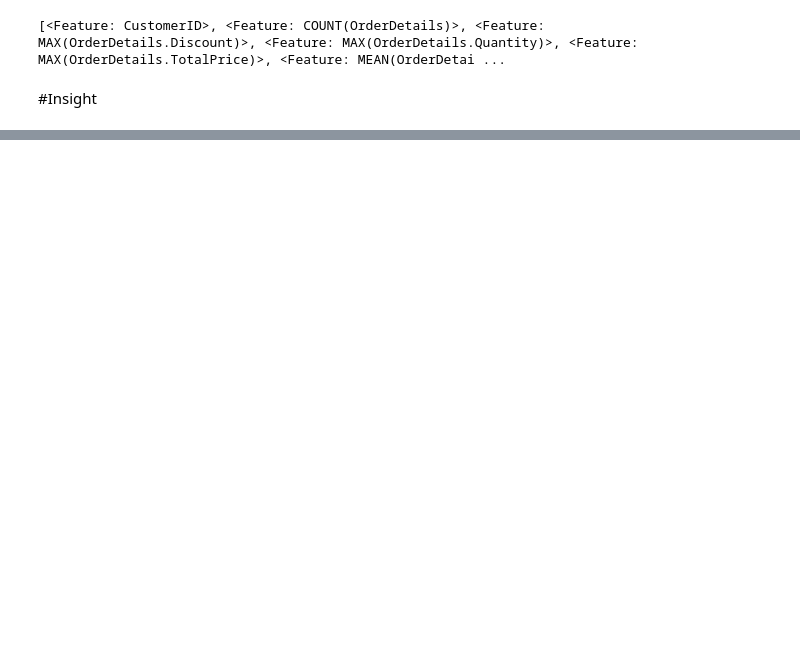
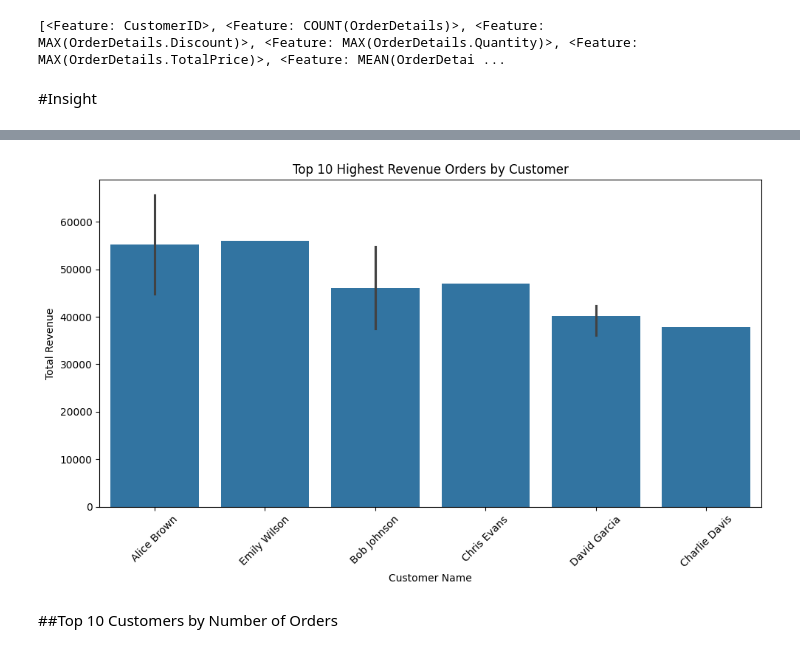
Before and after one commit to zongming03/Feature-Engineering, a Jupyter notebook: IndividualAssignment_WIE3007.ipynb, the cells around one changed output, grey strips where cells are left out. Drawn from its saved outputs; the diff is of its cells as text; code cells hidden in the pictures; blank space fills up the shorter version.

```diff
--- a/IndividualAssignment_WIE3007.ipynb
+++ b/IndividualAssignment_WIE3007.ipynb
@@ -356,0 +430,21 @@ plt.show()
+# %%
+# Step 1: Aggregate to get total revenue per OrderID and Name (customer)
+top_revenue_orders = merged_data.groupby(['OrderID', 'Name'])['SUM(OrderDetails.TotalPrice)'].sum().reset_index()
+
+# Step 2: Sort by revenue in descending order and select the top 10
+top_revenue_orders = top_revenue_orders.sort_values(by='SUM(OrderDetails.TotalPrice)', ascending=False).head(10)
+
+# Step 3: Plotting, ensuring all rows are shown
+plt.figure(figsize=(10, 6))
+sns.barplot(x='Name', y='SUM(OrderDetails.TotalPrice)', data=top_revenue_orders)
+plt.title("Top 10 Highest Revenue Orders by Customer")
+plt.xlabel("Customer Name")
+plt.ylabel("Total Revenue")
+
+plt.xticks(rotation=45)
+plt.tight_layout()
+plt.show()
+# %% [output]
+[figure, added]
+# %% [markdown]
+##Top 10 Customers by Number of Orders
```
Also changed, not shown: parts of 42 cells of this notebook.
